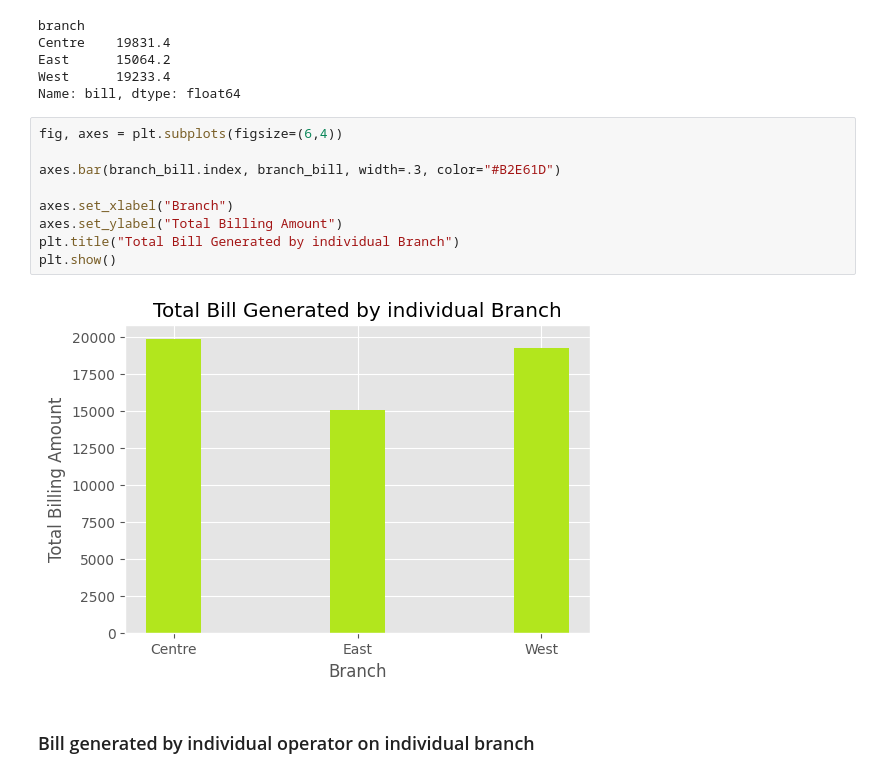
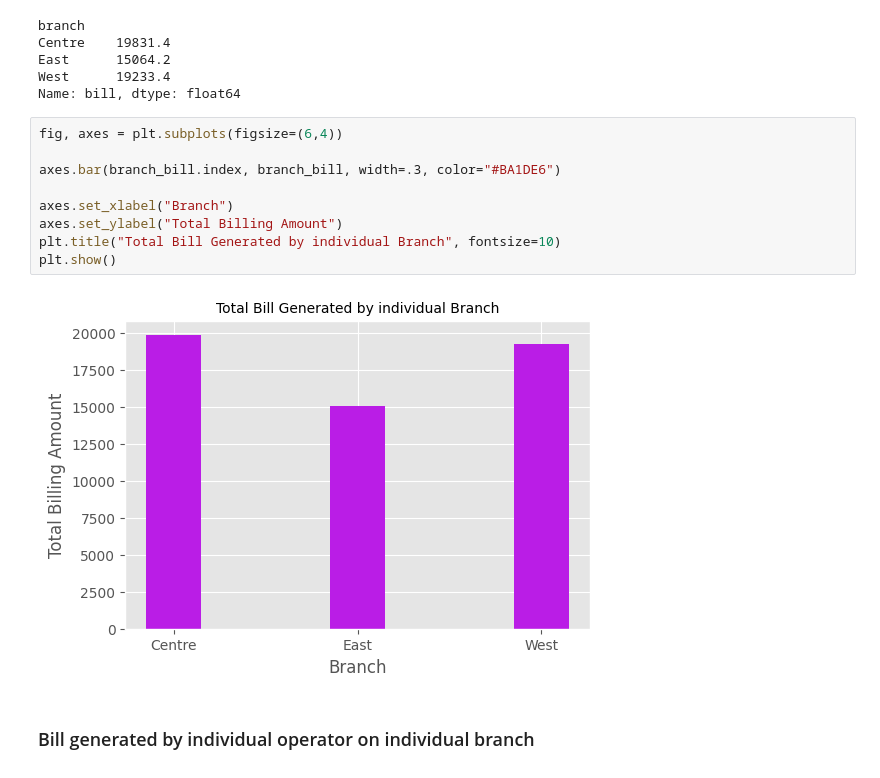
Before and after one commit to abhisunny2610/Data-Science, a Jupyter notebook: Visualization/Pizza Delivery Visualization.ipynb, the cells around one changed output. Cells and saved outputs as stored; diff of their text form.

```diff
--- a/Visualization/Pizza Delivery Visualization.ipynb
+++ b/Visualization/Pizza Delivery Visualization.ipynb
@@ -195,14 +195,14 @@ Name: bill, dtype: float64
 # %%
 fig, axes = plt.subplots(figsize=(6,4))
 
-axes.bar(branch_bill.index, branch_bill, width=.3, color="#B2E61D")
+axes.bar(branch_bill.index, branch_bill, width=.3, color="#BA1DE6")
 
 axes.set_xlabel("Branch")
 axes.set_ylabel("Total Billing Amount")
-plt.title("Total Bill Generated by individual Branch")
+plt.title("Total Bill Generated by individual Branch", fontsize=10)
 plt.show()
 # %% [output]
-[figure, old version]
+[figure, new version]
 # %% [markdown]
 ### Bill generated by individual operator on individual branch
 # %%
```
Also changed, not shown: parts of 17 cells of this notebook.
